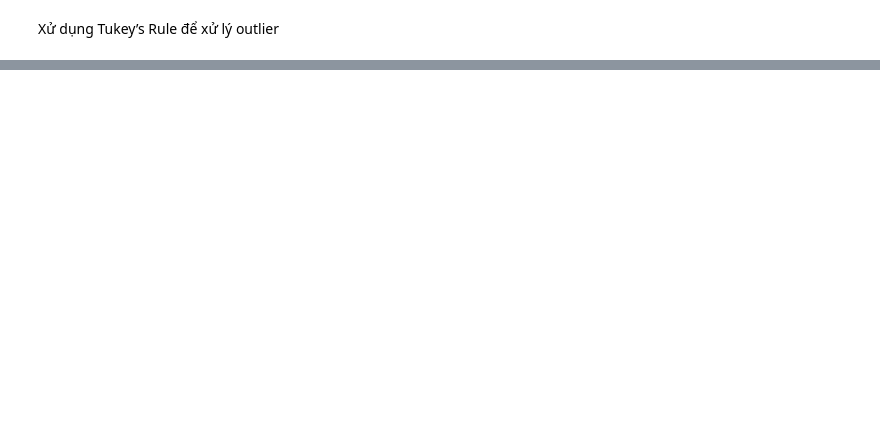
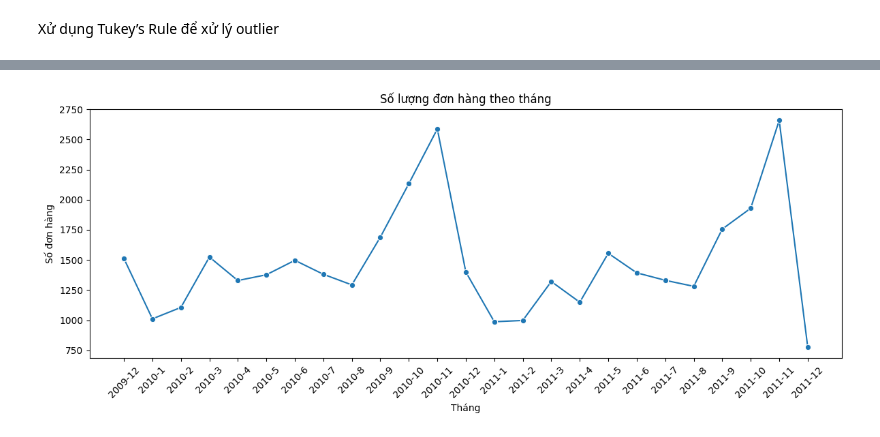
Before and after one commit to dangtranha/data-mining, a Jupyter notebook: 2_eda_visualization.ipynb, the cells around one changed output, grey strips where cells are left out. Cells and saved outputs as stored; diff of their text form; code cells hidden in the pictures; blank space fills up the shorter version.

Commit message:
add some chart

```diff
--- a/2_eda_visualization.ipynb
+++ b/2_eda_visualization.ipynb
@@ -137,0 +136,24 @@ plt.show()
+# %%
+df_processed['InvoiceDate'] = pd.to_datetime(df_processed['InvoiceDate'])
+
+# Các mốc thời gian cần thiết
+df_processed['Year'] = df_processed['InvoiceDate'].dt.year
+df_processed['Month'] = df_processed['InvoiceDate'].dt.month
+df_processed['Day'] = df_processed['InvoiceDate'].dt.day
+df_processed['Hour'] = df_processed['InvoiceDate'].dt.hour
+df_processed['Weekday'] = df_processed['InvoiceDate'].dt.day_name()
+df_processed['DateOnly'] = df_processed['InvoiceDate'].dt.date  # chỉ lấy ngày
+# %%
+monthly_orders = df_processed.groupby(['Year', 'Month'])['Invoice'].nunique().reset_index()
+monthly_orders['YearMonth'] = monthly_orders['Year'].astype(str) + '-' + monthly_orders['Month'].astype(str)
+
+plt.figure(figsize=(12, 5))
+sns.lineplot(data=monthly_orders, x='YearMonth', y='Invoice', marker='o')
+plt.xticks(rotation=45)
+plt.title('Số lượng đơn hàng theo tháng')
+plt.xlabel('Tháng')
+plt.ylabel('Số đơn hàng')
+plt.tight_layout()
+plt.show()
+# %% [output]
+[figure, added]
```
Also changed, not shown: parts of 17 cells of this notebook.
